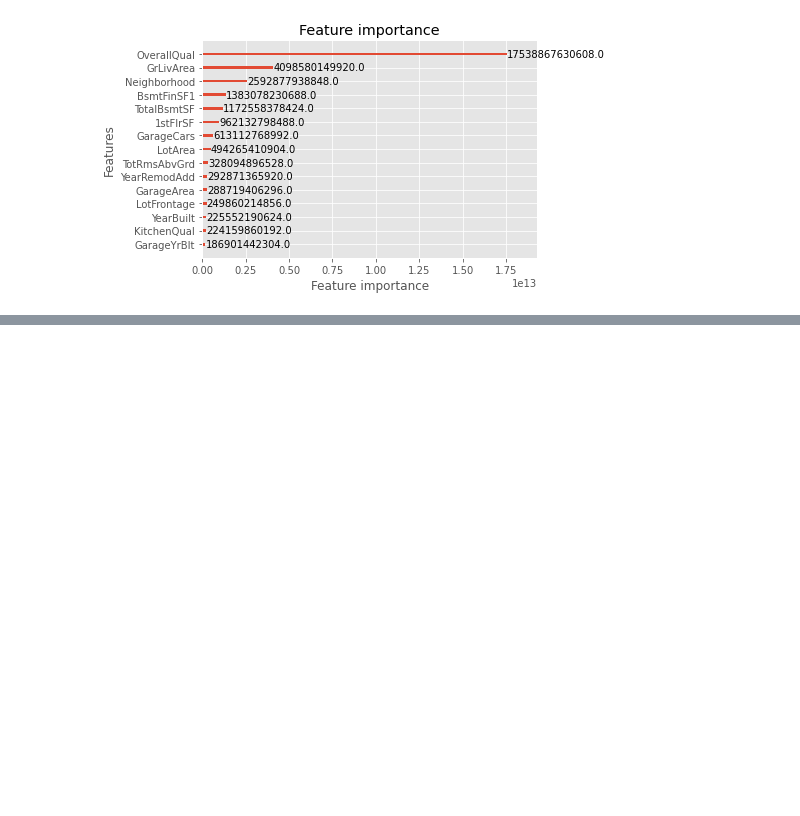
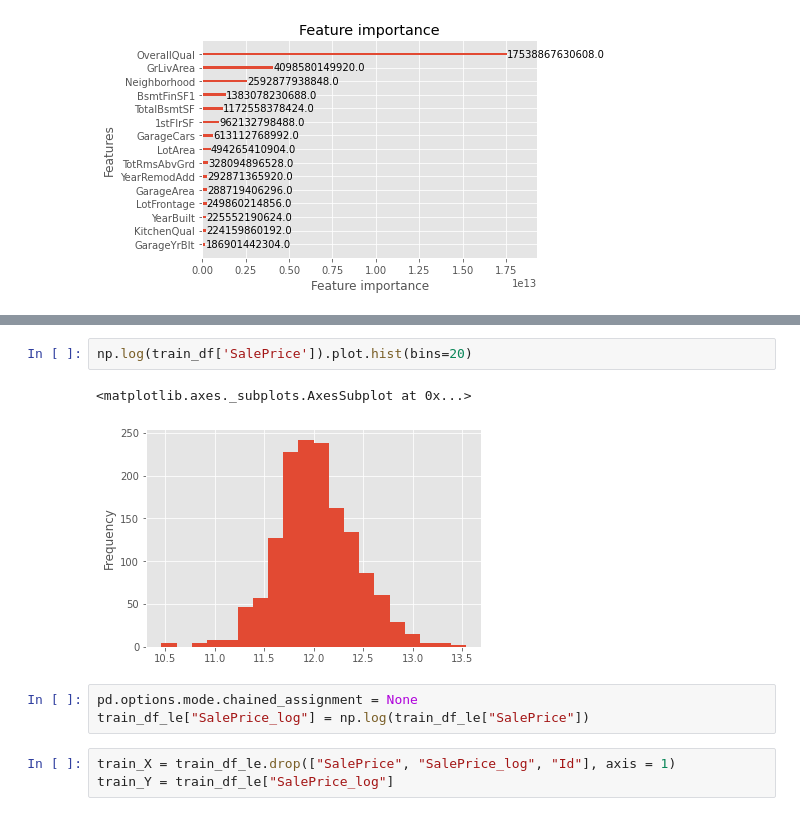
Before and after one commit to blackgreenc/Kaggle, a Jupyter notebook: House_Prices_Advanced_Regression_Techniques.ipynb, the cells around one changed output, grey strips where cells are left out. Saved outputs shown, nothing was run; the diff lists cells and outputs as text; blank space fills up the shorter version.

```diff
--- a/House_Prices_Advanced_Regression_Techniques.ipynb
+++ b/House_Prices_Advanced_Regression_Techniques.ipynb
@@ -262,0 +283,11 @@ for model in models:
+# %%
+np.log(train_df['SalePrice']).plot.hist(bins=20)
+# %% [output]
+<matplotlib.axes._subplots.AxesSubplot at 0x...>
+[figure, added]
+# %%
+pd.options.mode.chained_assignment = None
+train_df_le["SalePrice_log"] = np.log(train_df_le["SalePrice"])
+# %%
+train_X = train_df_le.drop(["SalePrice", "SalePrice_log", "Id"], axis = 1)
+train_Y = train_df_le["SalePrice_log"]
```
Also changed, not shown: parts of 13 cells of this notebook.
